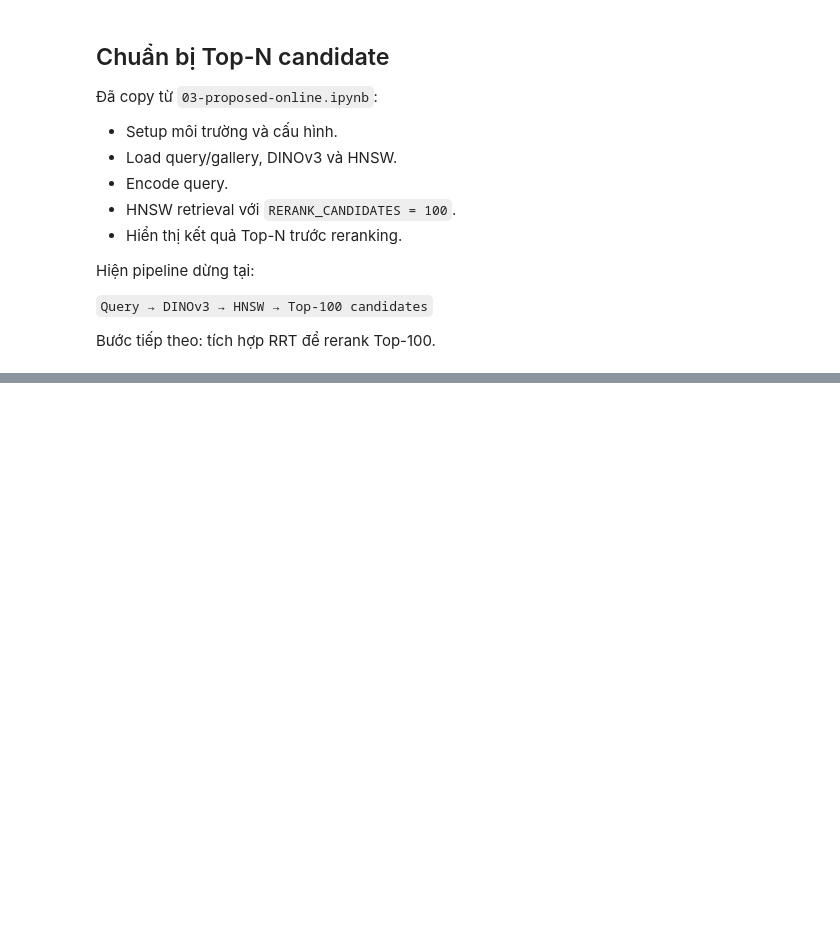
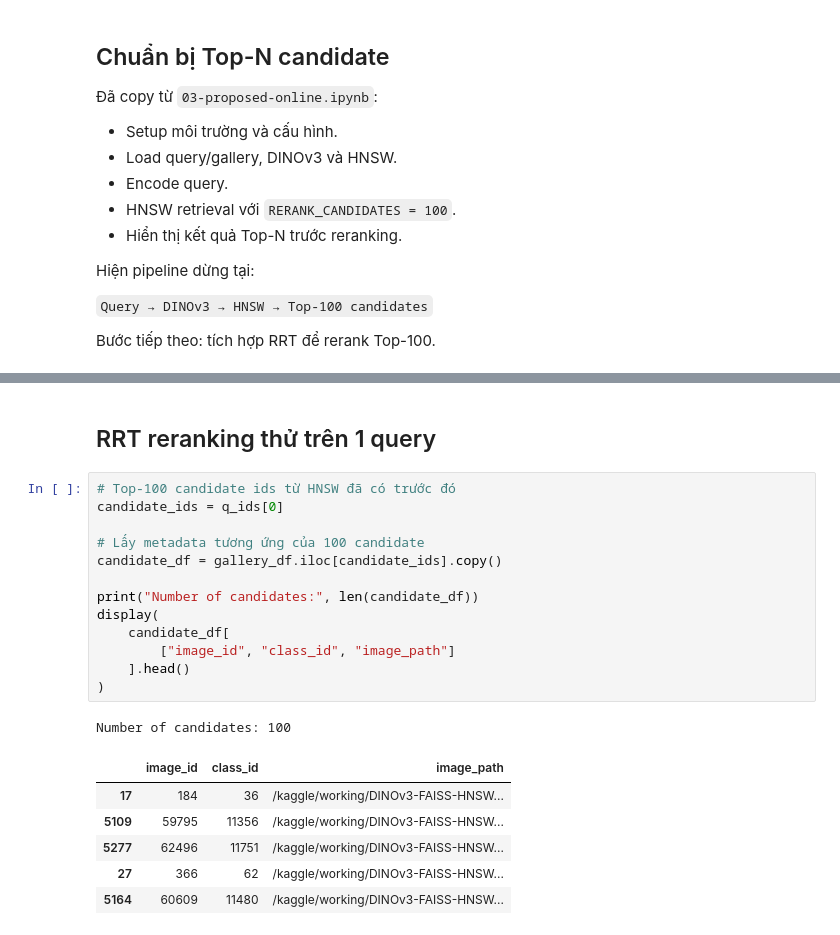
Before and after one commit to HCMUS-VIR-Nhom8/DINOv3-FAISS-HNSW-SOP-VisualProductSearch, a Jupyter notebook: notebooks/integrate.ipynb, the cells around one changed output, grey strips where cells are left out. Saved outputs shown, nothing was run; the diff lists cells and outputs as text; blank space fills up the shorter version.

```diff
--- a/notebooks/integrate.ipynb
+++ b/notebooks/integrate.ipynb
@@ -663,0 +907,23 @@ Bước tiếp theo: tích hợp RRT để rerank Top-100.
+# %% [markdown]
+## RRT reranking thử trên 1 query
+# %%
+# Top-100 candidate ids từ HNSW đã có trước đó
+candidate_ids = q_ids[0]
+
+# Lấy metadata tương ứng của 100 candidate
+candidate_df = gallery_df.iloc[candidate_ids].copy()
+
+print("Number of candidates:", len(candidate_df))
+display(
+    candidate_df[
+        ["image_id", "class_id", "image_path"]
+    ].head()
+)
+# %% [output]
+Number of candidates: 100
+|  | image_id | class_id | image_path |
+| 17 | 184 | 36 | /kaggle/working/DINOv3-FAISS-HNSW... |
+| 5109 | 59795 | 11356 | /kaggle/working/DINOv3-FAISS-HNSW... |
+| 5277 | 62496 | 11751 | /kaggle/working/DINOv3-FAISS-HNSW... |
+| 27 | 366 | 62 | /kaggle/working/DINOv3-FAISS-HNSW... |
+| 5164 | 60609 | 11480 | /kaggle/working/DINOv3-FAISS-HNSW... |
```
Also changed, not shown: parts of 34 cells of this notebook.
